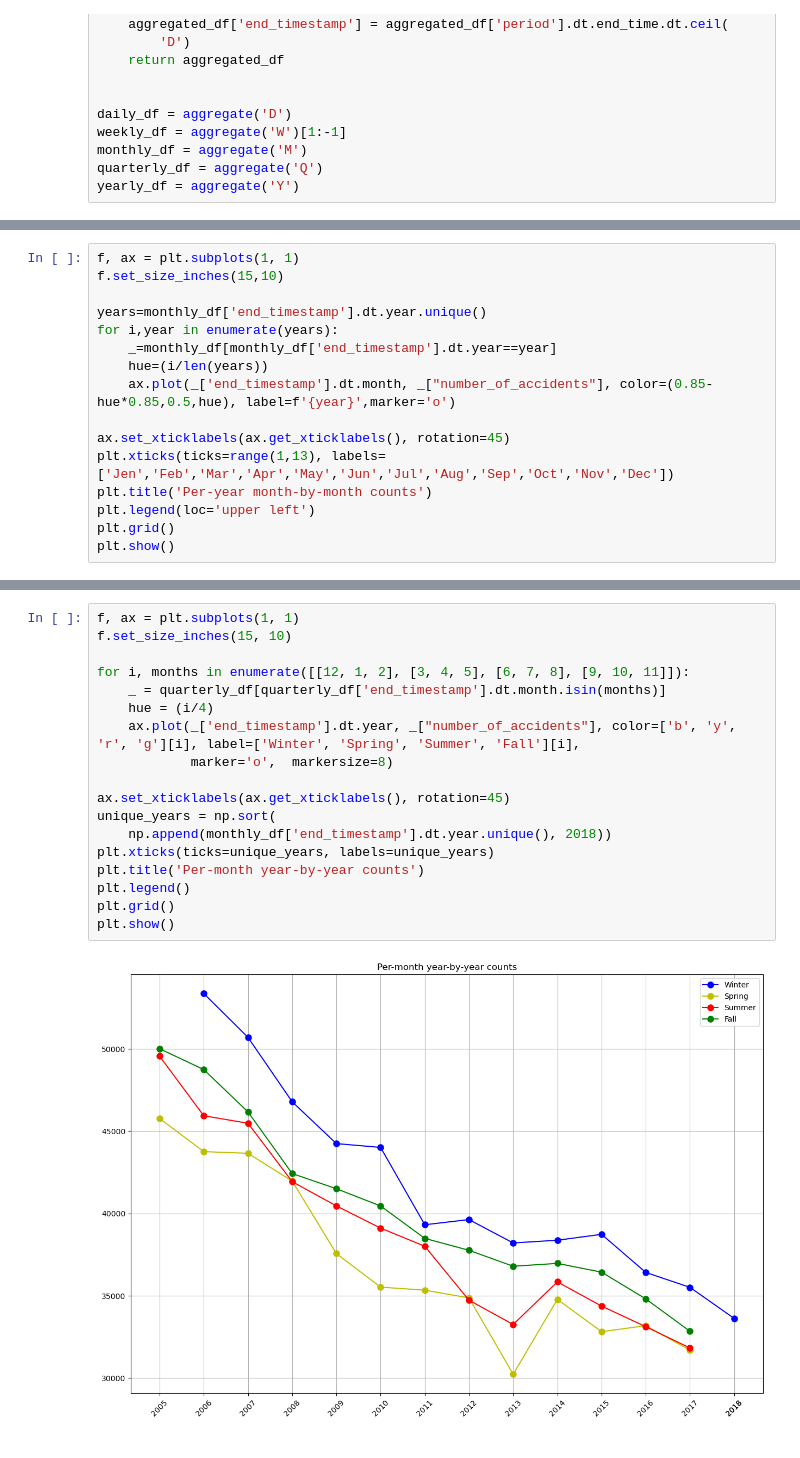
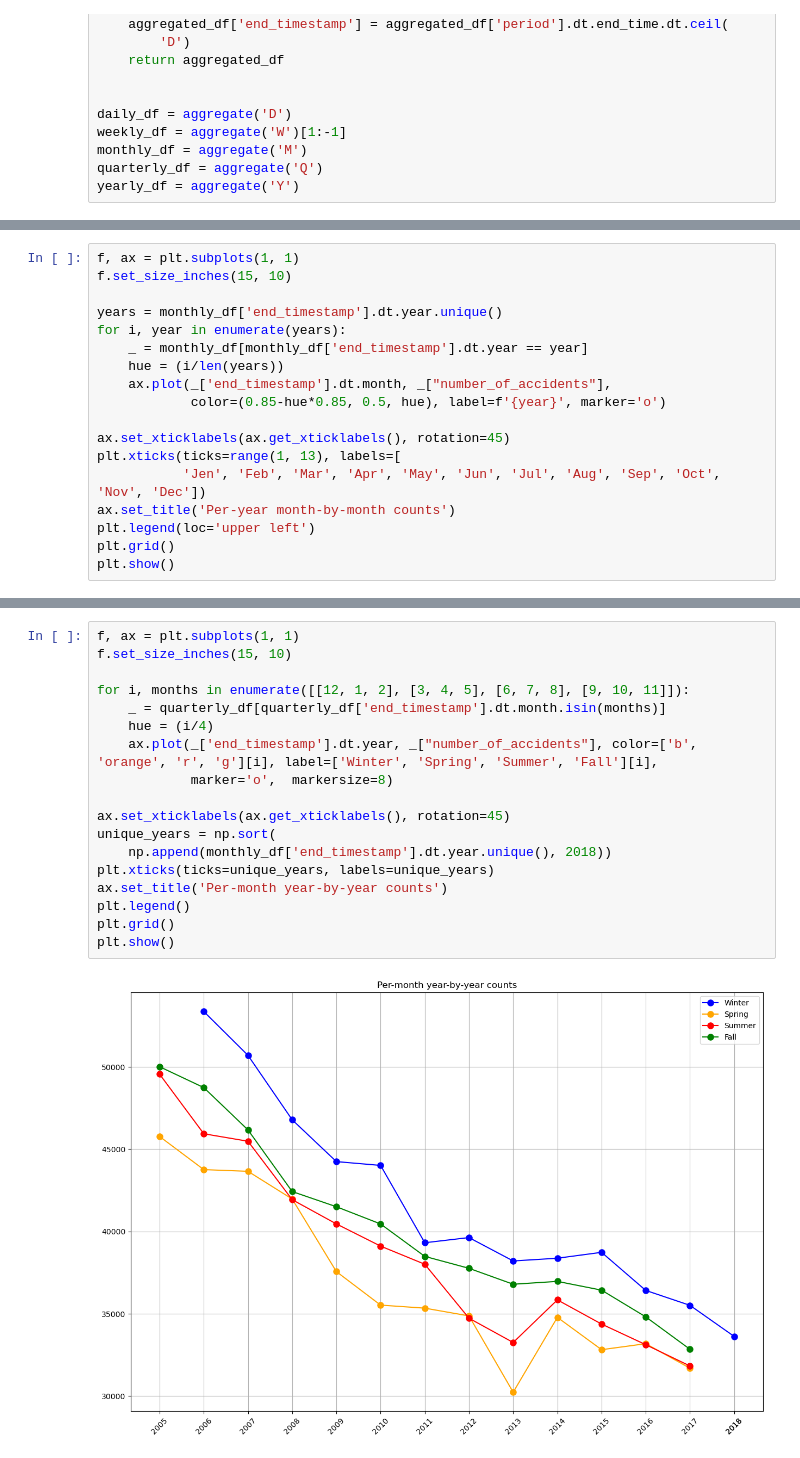
Before and after one commit to fedeStaffo/UK-Traffic-Accidents-Classification-Clustering-TimeSeries, a Jupyter notebook: time_series_analysis/time_series_analysis.ipynb, the cells around one changed output, grey strips where cells are left out. Saved outputs shown, nothing was run; the diff lists cells and outputs as text.

```diff
--- a/time_series_analysis/time_series_analysis.ipynb
+++ b/time_series_analysis/time_series_analysis.ipynb
@@ -153,16 +273,18 @@ plt.show()
 # %%
 f, ax = plt.subplots(1, 1)
-f.set_size_inches(15,10)
+f.set_size_inches(15, 10)
 
-years=monthly_df['end_timestamp'].dt.year.unique()
-for i,year in enumerate(years):
-    _=monthly_df[monthly_df['end_timestamp'].dt.year==year]
-    hue=(i/len(years))
-    ax.plot(_['end_timestamp'].dt.month, _["number_of_accidents"], color=(0.85-hue*0.85,0.5,hue), label=f'{year}',marker='o')
+years = monthly_df['end_timestamp'].dt.year.unique()
+for i, year in enumerate(years):
+    _ = monthly_df[monthly_df['end_timestamp'].dt.year == year]
+    hue = (i/len(years))
+    ax.plot(_['end_timestamp'].dt.month, _["number_of_accidents"],
+            color=(0.85-hue*0.85, 0.5, hue), label=f'{year}', marker='o')
 
 ax.set_xticklabels(ax.get_xticklabels(), rotation=45)
-plt.xticks(ticks=range(1,13), labels=['Jen','Feb','Mar','Apr','May','Jun','Jul','Aug','Sep','Oct','Nov','Dec'])
-plt.title('Per-year month-by-month counts')
+plt.xticks(ticks=range(1, 13), labels=[
+           'Jen', 'Feb', 'Mar', 'Apr', 'May', 'Jun', 'Jul', 'Aug', 'Sep', 'Oct', 'Nov', 'Dec'])
+ax.set_title('Per-year month-by-month counts')
 plt.legend(loc='upper left')
 plt.grid()
 plt.show()
@@ -171,20 +293,20 @@ plt.show()
 # %%
 f, ax = plt.subplots(1, 1)
 f.set_size_inches(15, 10)
 
 for i, months in enumerate([[12, 1, 2], [3, 4, 5], [6, 7, 8], [9, 10, 11]]):
     _ = quarterly_df[quarterly_df['end_timestamp'].dt.month.isin(months)]
     hue = (i/4)
-    ax.plot(_['end_timestamp'].dt.year, _["number_of_accidents"], color=['b', 'y', 'r', 'g'][i], label=['Winter', 'Spring', 'Summer', 'Fall'][i],
+    ax.plot(_['end_timestamp'].dt.year, _["number_of_accidents"], color=['b', 'orange', 'r', 'g'][i], label=['Winter', 'Spring', 'Summer', 'Fall'][i],
             marker='o',  markersize=8)
 
 ax.set_xticklabels(ax.get_xticklabels(), rotation=45)
 unique_years = np.sort(
     np.append(monthly_df['end_timestamp'].dt.year.unique(), 2018))
 plt.xticks(ticks=unique_years, labels=unique_years)
-plt.title('Per-month year-by-year counts')
+ax.set_title('Per-month year-by-year counts')
 plt.legend()
 plt.grid()
 plt.show()
 # %% [output]
-[figure, old version]
+[figure, new version]
```
Also changed, not shown: parts of 16 cells of this notebook.
